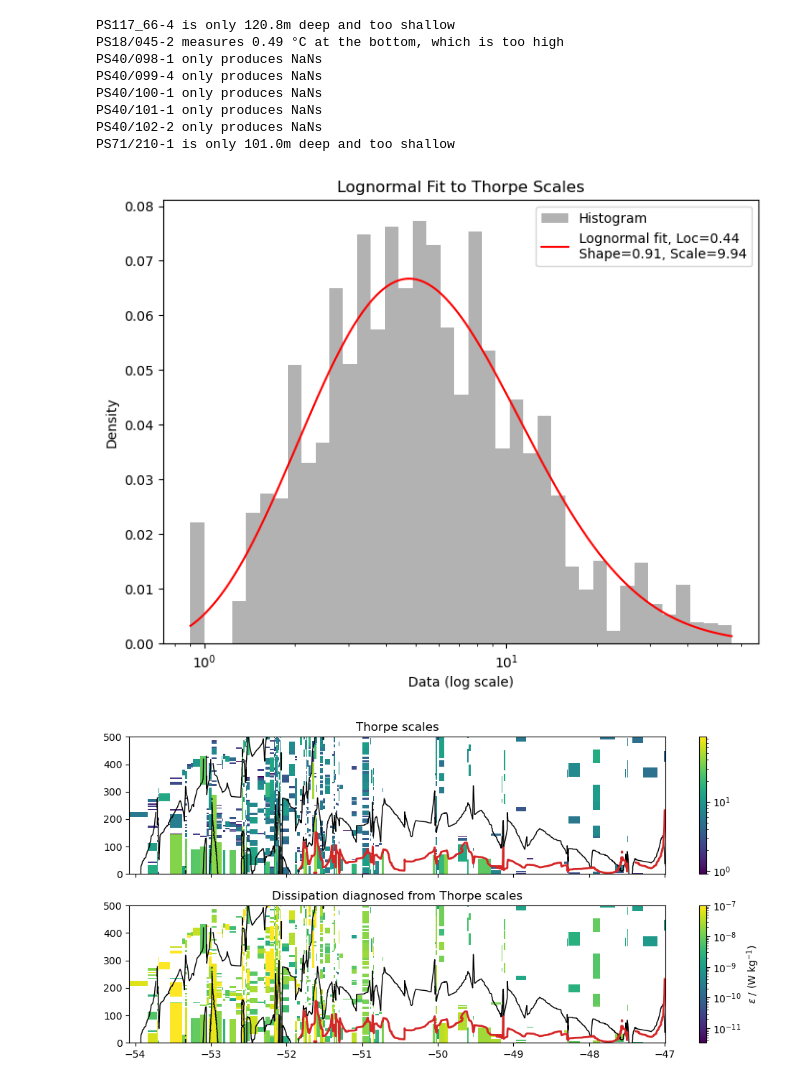
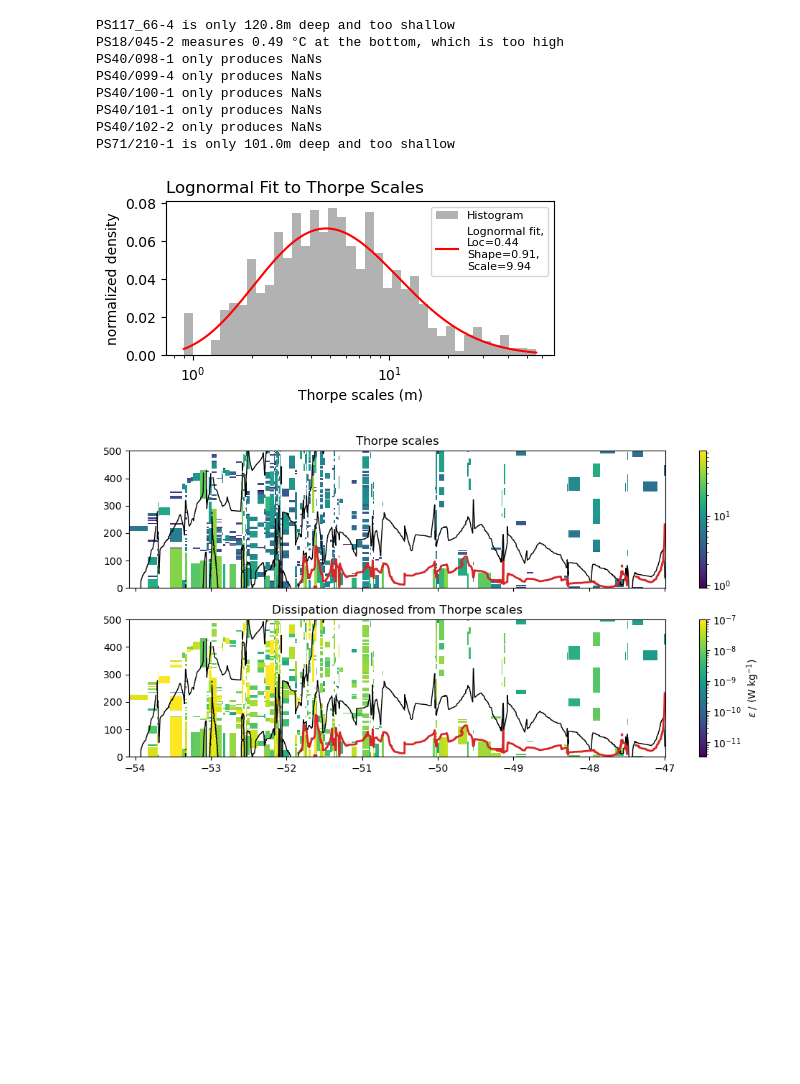
Before and after one commit to opinner/Pinner_et_al_2024, a Jupyter notebook: scripts/thorpe_scales/Thorpe_scales_in_depth.ipynb, the cells around one changed output. Saved outputs shown, nothing was run; the diff lists cells and outputs as text; code cells hidden in the pictures; blank space fills up the shorter version.

Commit message:
Author Response Figures

```diff
--- a/scripts/thorpe_scales/Thorpe_scales_in_depth.ipynb
+++ b/scripts/thorpe_scales/Thorpe_scales_in_depth.ipynb
@@ -172,39 +172,42 @@ eps_df.where(cond=~LT_df.isna(), other=np.nan, inplace=True)
 #import numpy as np
 #import matplotlib.pyplot as plt
 from scipy.stats import lognorm
 
 # Your data
 data = LT_df.iloc[0:502].values.flatten()
 
 # Remove NaN values (lognormal fitting does not handle NaNs)
 data = data[~np.isnan(data)]
 
 # Fit a lognormal distribution to the data
 #shape, loc, scale = lognorm.fit(data, floc=0)  # Setting floc=0 constrains loc to zero
 shape, loc, scale = lognorm.fit(data)#, floc=0.7)  # Setting floc=0 constrains loc to zero
 
 # Generate logbins for the histogram
 logbins = np.logspace(np.log10(np.nanmin(data)), np.log10(np.nanmax(data)), 40)
 
 # Plot the histogram of the data
 plt.hist(data, bins=logbins, density=True, alpha=0.6, color='gray', label='Histogram')
 plt.xscale('log')
 
 # Generate the PDF for the fitted lognormal distribution
 x = np.logspace(np.log10(np.nanmin(data)), np.log10(np.nanmax(data)), 1000)
 pdf = lognorm.pdf(x, shape, loc, scale)
 
 # Plot the fitted lognormal distribution
-plt.plot(x, pdf, 'r-', label=f'Lognormal fit, Loc={loc:.2f}\nShape={shape:.2f}, Scale={scale:.2f}')
-plt.legend()
+plt.plot(x, pdf, 'r-', label=f'Lognormal fit,\nLoc={loc:.2f}\nShape={shape:.2f},\nScale={scale:.2f}')
+#plt.gcf().legend(fontsize = 8)#, loc = "outside upper right")
+
+plt.legend(fontsize=8)
 
 # Labels
-plt.xlabel('Data (log scale)')
-plt.ylabel('Density')
-plt.title('Lognormal Fit to Thorpe Scales')
+plt.xlabel('Thorpe scales (m)')
+plt.ylabel('normalized density')
+plt.title('Lognormal Fit to Thorpe Scales', loc = "left")
+plt.gcf().set_size_inches(5,2)
 plt.show()
 # %% [output]
-[figure, old version]
+[figure, new version]
 # %%
 f, ax = plt.subplots(nrows=2, sharex = True, sharey = True, figsize=(10, 5))
 # mab_bin_edges = bin_edges(eps_strain_df.index,dz)
```
Also changed, not shown: 1 other file.
